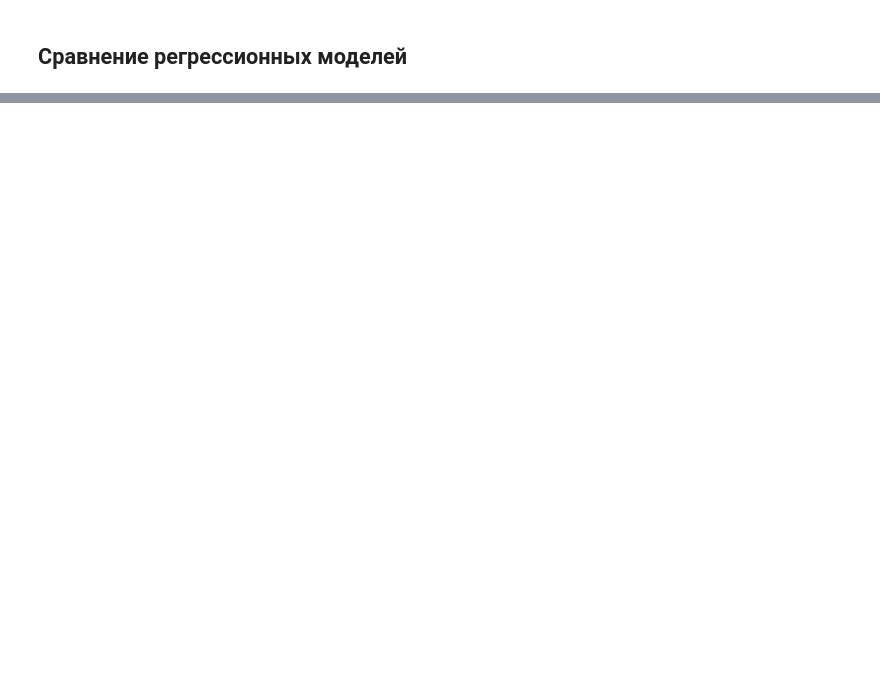
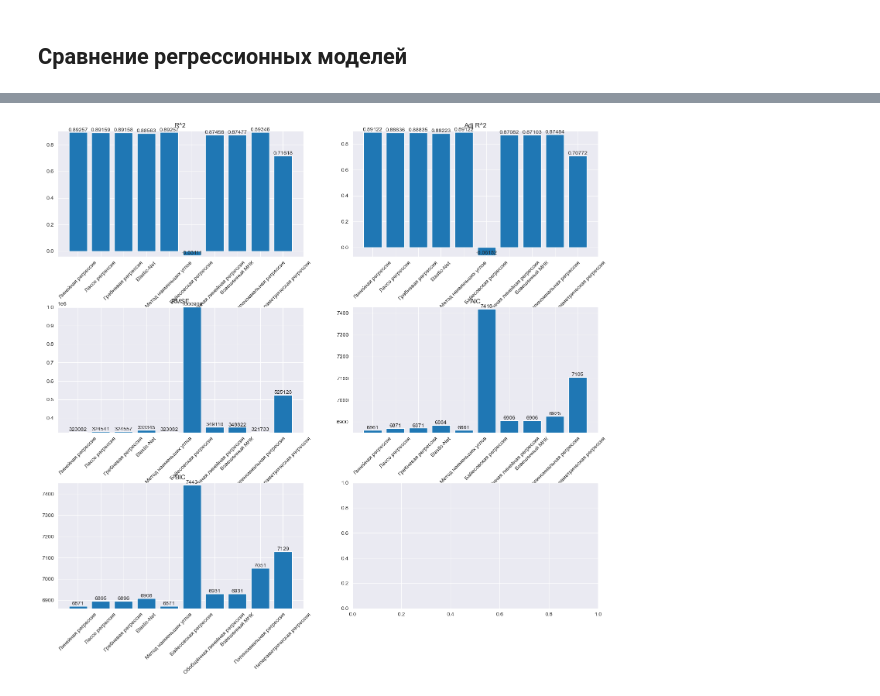
Before and after one commit to fongradnastya/data_analysis3, a Jupyter notebook: notebooks/work3.ipynb, the cells around one changed output, grey strips where cells are left out. Drawn from its saved outputs; the diff is of its cells as text; code cells hidden in the pictures; blank space fills up the shorter version.

```diff
--- a/notebooks/work3.ipynb
+++ b/notebooks/work3.ipynb
@@ -580,7 +596,7 @@ linear_parameters = {
         'kernel': ['bartlett', 'uniform', 'parzen', 'quadratic', 'triangular', 'cosine']
     },
 }
-build_sm_model(
+list_models = build_sm_model(
     "Взвешенный МНК",
     linear_parameters,
     list_models
@@ -616,7 +632,7 @@ linear_parameters = {
     "selector": "Poly",
 }
 # model = Pipeline([('poly', PolynomialFeatures(degree=3)),('linear', LinearRegression(fit_intercept=False))])
-build_sk_model(
+list_models = build_sk_model(
     "Полиномиальная регрессия",
     linear_parameters,
     list_models
@@ -640,7 +666,7 @@ linear_parameters = {
     },
     "selector": "Not parametric"
 }
-build_sk_model(
+list_models = build_sk_model(
     "Непараметрическая регрессия",
     linear_parameters,
     list_models
@@ -656,10 +692,10 @@ BIC: 7129.354577823306
 # %% [markdown]
 Ядерная регрессия
 # %%
-kernel_model = sm.nonparametric.KernelReg(y_train, x_train, var_type="".join(
-    ["c" if len(x_train[col].value_counts()) > 2 else "u" for col in
-     x_train.columns]))
-kernel_stats = count_criteria(kernel_model, x_test, y_test)
-kernel_stats["Model name"] = "Ядерная регрессия"
-list_models.append(kernel_stats)
-show_model("Ядерная регрессия", kernel_stats, "Невозможно получить информацию о коэффициентах")
+#kernel_model = sm.nonparametric.KernelReg(y_train, x_train, var_type="".join(
+    #["c" if len(x_train[col].value_counts()) > 2 else "u" for col in
+     #x_train.columns]))
+#kernel_stats = count_criteria(kernel_model, x_test, y_test)
+#kernel_stats["Model name"] = "Ядерная регрессия"
+#list_models.append(kernel_stats)
+#show_model("Ядерная регрессия", kernel_stats, "Невозможно получить информацию о коэффициентах")
@@ -676,3 +724,31 @@ BIC: 6882.11913149168
+# %%
+ylims = {
+    "R^2": [min(list_models["R^2"]) - 0.01, max(list_models["R^2"]) + 0.01],
+    "Adj R^2": [min(list_models["Adj R^2"]) - 0.01, max(list_models["Adj R^2"]) + 0.01],
+    "RMSE": [min(list_models["RMSE"]) - 1000, max(list_models["RMSE"]) + 1000],
+    "AIC": [min(list_models["AIC"]) - 10, max(list_models["AIC"]) + 10],
+    "BIC": [min(list_models["BIC"]) - 10, max(list_models["BIC"]) + 10],
+}
+
+fig, axs = plt.subplots(nrows=3, ncols=2, figsize=(18, 16))
+fig.subplots_adjust(hspace=0.4)
+
+for ax, comb in zip(axs.flatten(),
+                    product(["Model name"], list_models.columns.tolist()[1:])):
+    model_names, cur_stat = comb
+    to_plot = list_models[list(comb)]
+    title = cur_stat
+    ax.set_ylim(ylims[title])
+    ax.set_title(title)
+
+    ax.bar(list_models[model_names], list_models[cur_stat])
+    ax.set_xticklabels(list(to_plot[model_names]), rotation=45)
+
+    for i, val in enumerate(to_plot[cur_stat]):
+        ax.text(i, val, str(round(val, 5 if val < 1 else None)), ha='center',
+                va='bottom')
+# %% [output]
+[figure, added]
 # %%
 def compare_models(lst_models: list, index: int, param: dict) -> None:
     """Построение графиков для сравнения моделей."""
```
Also changed, not shown: parts of 19 cells of this notebook.
